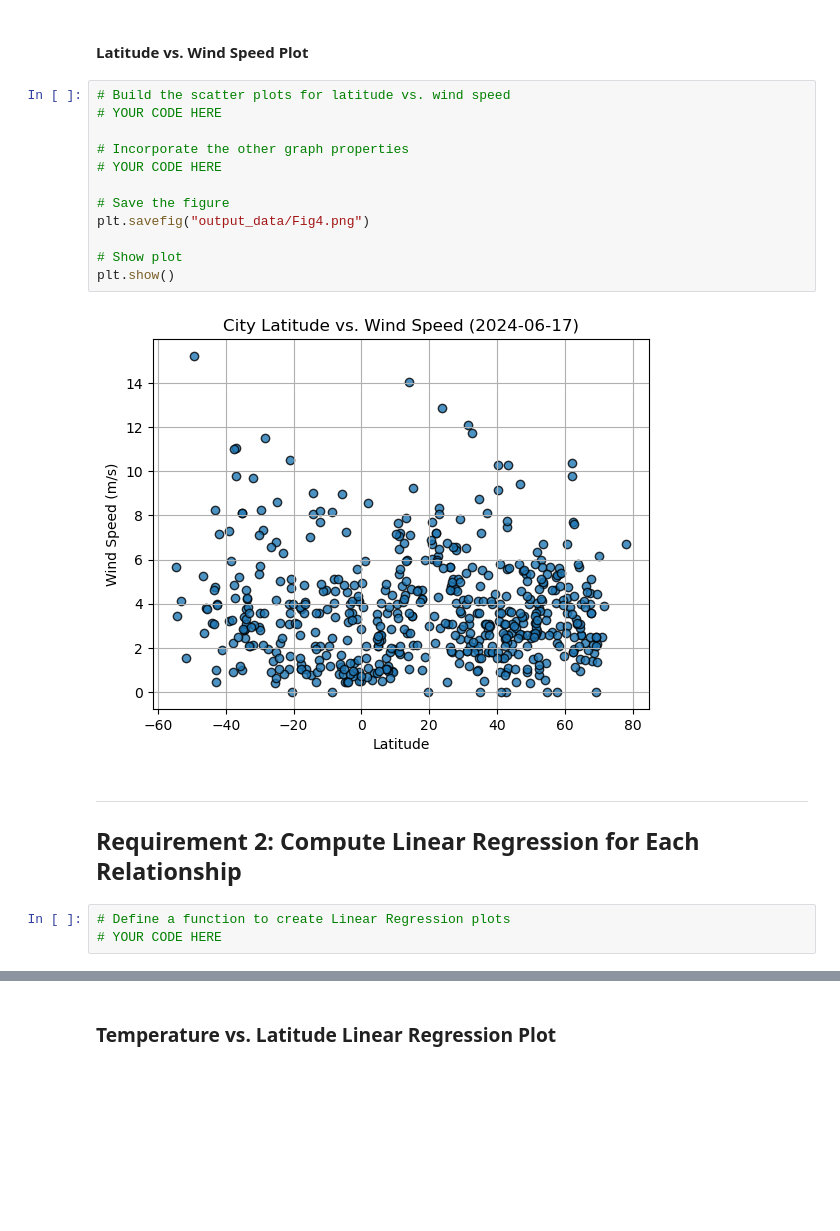
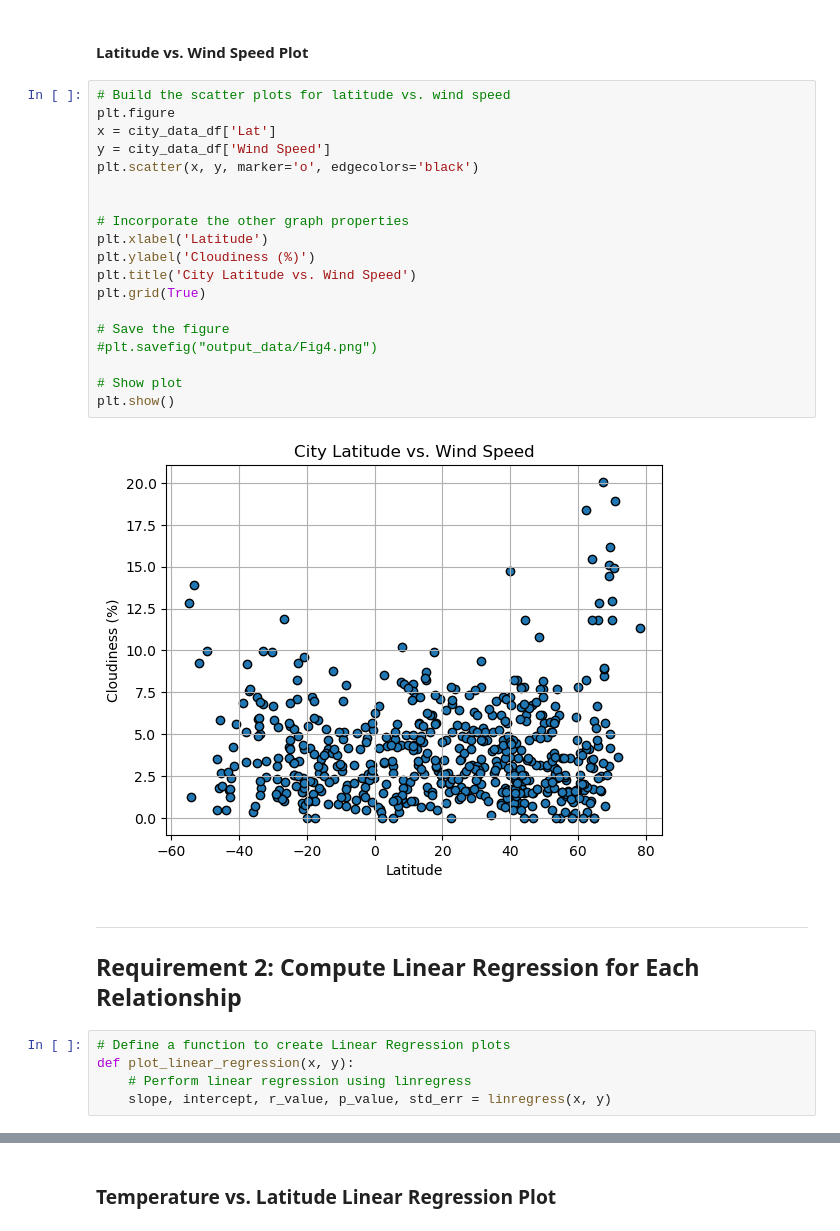
Before and after one commit to darren-coder/python-api-challenge, a Jupyter notebook: WeatherPy.ipynb, the cells around one changed output, grey strips where cells are left out. Drawn from its saved outputs; the diff is of its cells as text; blank space fills up the shorter version.

```diff
--- a/WeatherPy.ipynb
+++ b/WeatherPy.ipynb
@@ -258,24 +276,33 @@ plt.show()
 #### Latitude vs. Wind Speed Plot
 # %%
 # Build the scatter plots for latitude vs. wind speed
-# YOUR CODE HERE
+plt.figure
+x = city_data_df['Lat']
+y = city_data_df['Wind Speed']
+plt.scatter(x, y, marker='o', edgecolors='black')
+
 
 # Incorporate the other graph properties
-# YOUR CODE HERE
+plt.xlabel('Latitude')
+plt.ylabel('Cloudiness (%)')
+plt.title('City Latitude vs. Wind Speed')
+plt.grid(True)
 
 # Save the figure
-plt.savefig("output_data/Fig4.png")
+#plt.savefig("output_data/Fig4.png")
 
 # Show plot
 plt.show()
 # %% [output]
-[figure, old version]
+[figure, new version]
 # %% [markdown]
 ---
 
 ## Requirement 2: Compute Linear Regression for Each Relationship
 # %%
 # Define a function to create Linear Regression plots
-# YOUR CODE HERE
+def plot_linear_regression(x, y):
+    # Perform linear regression using linregress
+    slope, intercept, r_value, p_value, std_err = linregress(x, y)
 # %%
 # Create a DataFrame with the Northern Hemisphere data (Latitude >= 0)
```
Also changed, not shown: parts of 14 cells of this notebook, 5 other files.
